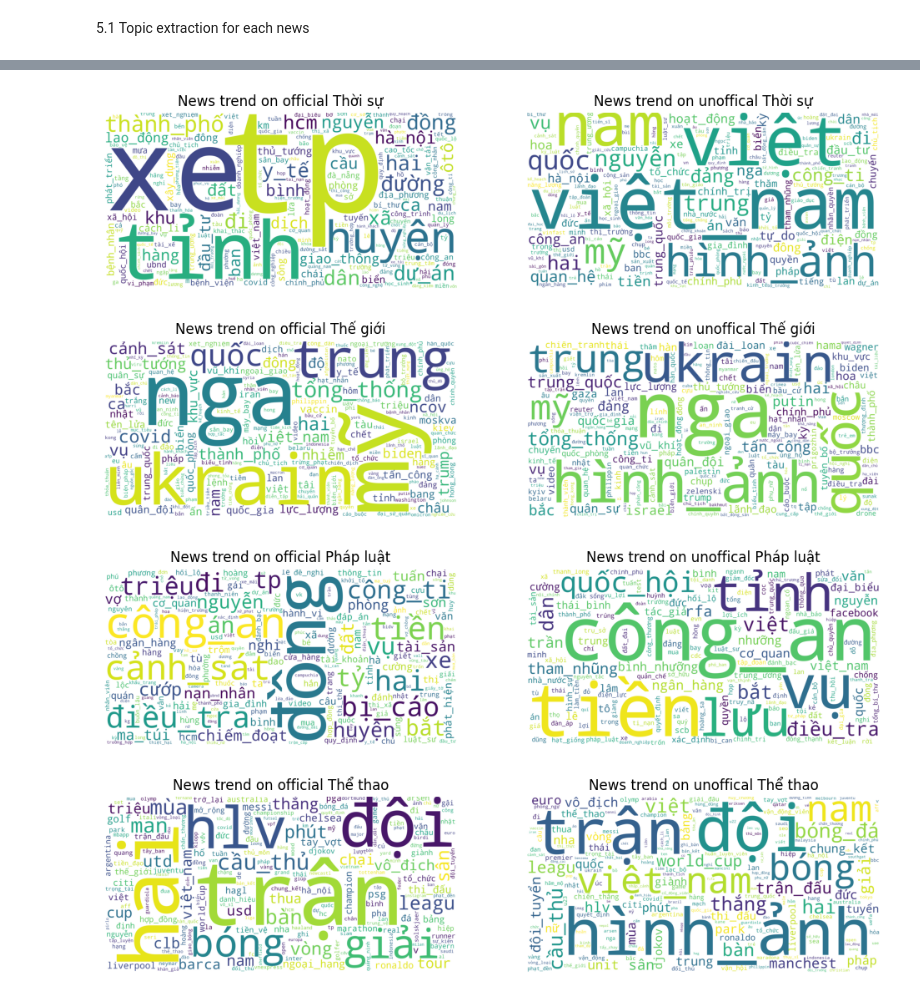
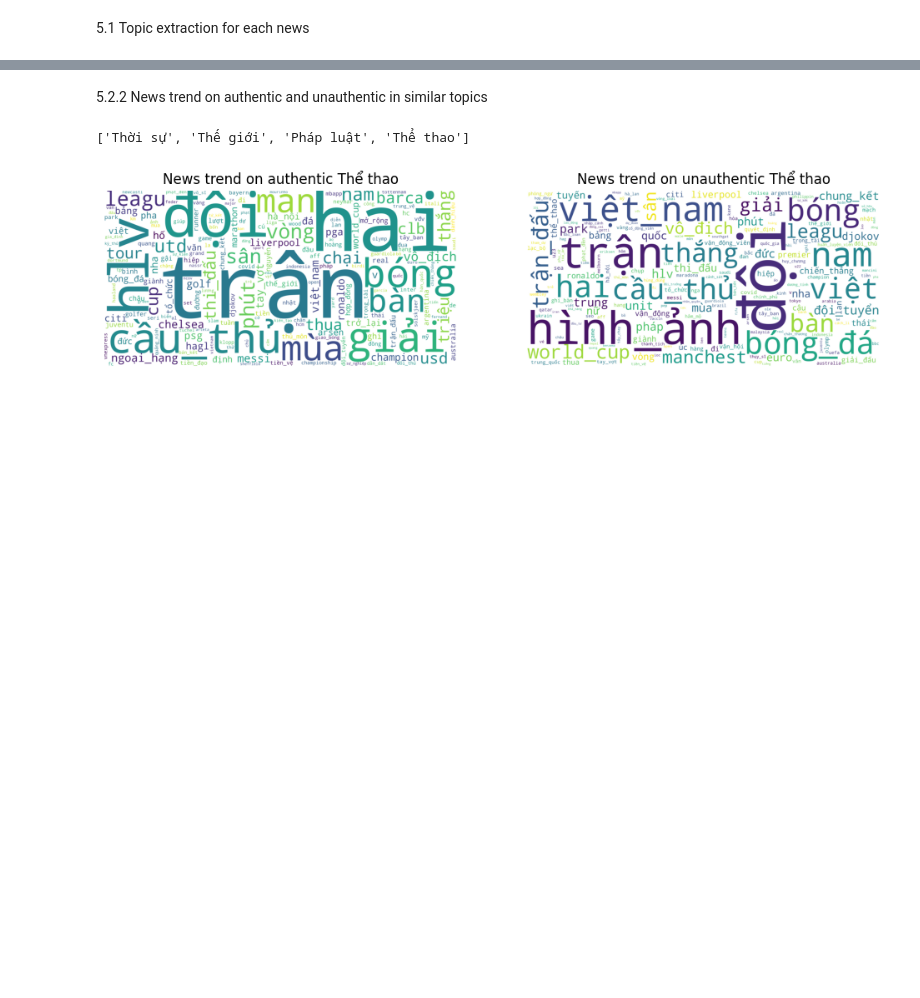
Before and after one commit to DreamyWanderer/Final_Lab, a Jupyter notebook: Source/Visualize/EDA.ipynb, the cells around one changed output, grey strips where cells are left out. Drawn from its saved outputs; the diff is of its cells as text; code cells hidden in the pictures; blank space fills up the shorter version.

Commit message:
feat EDA: change label and chart title

```diff
--- a/Source/Visualize/EDA.ipynb
+++ b/Source/Visualize/EDA.ipynb
@@ -377,0 +320,8 @@ Name: topic_extract, Length: 9091, dtype: object
+# %%
+topics = ['Bất động sản', 'Du lịch', 'Giáo dục']
+plt.rcParams['figure.figsize'] = [12, 7]
+grouped_df = df.groupby(['topic'])
+for t in topics:
+    tmp = grouped_df.get_group(t)
+    visualize_frequency_words(tmp, 'topic_extract', f'News trend on {t}')
+    plt.show()
@@ -378,20 +332,29 @@ Name: topic_extract, Length: 9091, dtype: object
+# %% [markdown]
+5.2.2 News trend on authentic and unauthentic in similar topics
+# %%
+auth_topics = list(auth_df['topic'].unique())
+auth_topics.remove(None)
+unauth_topics = list(unauth_df['topic'].unique())
+unauth_topics.remove(None)
+general_topic = []
+for t in unauth_topics:
+    if t in auth_topics:
+        general_topic.append(t)
+
+general_topic
+# %% [output]
+['Thời sự', 'Thế giới', 'Pháp luật', 'Thể thao']
 # %%
-general_topic = list(fake_df.topic.unique())
-general_topic.remove(None)
-general_topic.remove('Kinh tế')
 plt.rcParams['figure.figsize'] = [12, 7]
 grouped_df = df.groupby(['topic'])
-for t in general_topic:
+for t in general_topic[3:]:
     tmp = grouped_df.get_group(t)
-    tmp_official = tmp[tmp['label'] == 0]
-    tmp_unofficial = tmp[tmp['label'] == 1]
+    auth = tmp[tmp['label'] == 0]
+    unauth = tmp[tmp['label'] == 1]
     plt.subplot(1, 2, 1)
-    visualize_frequency_words(tmp_official, 'topic_extract', f'News trend on authentic {t}')
+    visualize_frequency_words(auth, 'topic_extract', f'News trend on authentic {t}')
     plt.subplot(1, 2, 2)
-    visualize_frequency_words(tmp_unofficial, 'topic_extract', f'News trend on unauthentic {t}')
+    visualize_frequency_words(unauth, 'topic_extract', f'News trend on unauthentic {t}')
     plt.show()
 # %% [output]
-[figure, old version]
+[figure, new version]
-[figure, removed]
-[figure, removed]
-[figure, removed]
```
Also changed, not shown: parts of 20 cells of this notebook.
